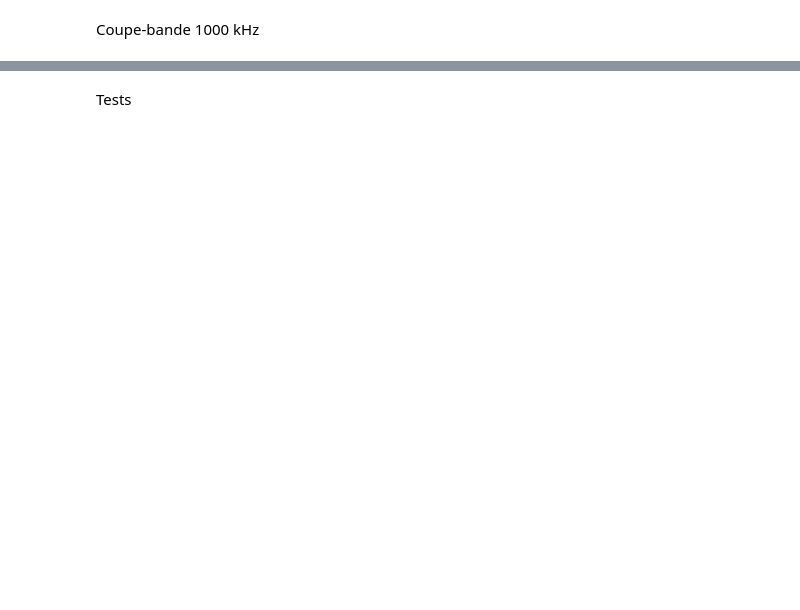
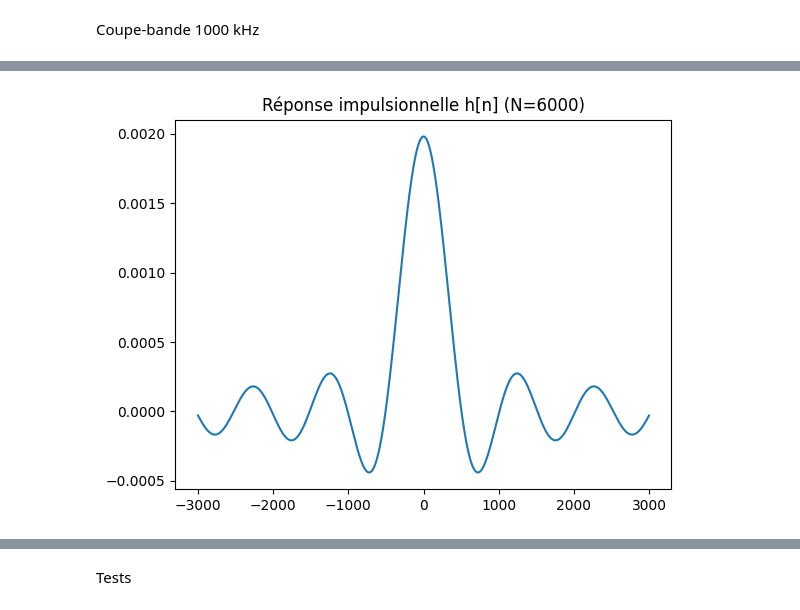
Before and after one commit to jactymilena/APP3_S5, a Jupyter notebook: problematique.ipynb, the cells around one changed output, grey strips where cells are left out. Cells and saved outputs as stored; diff of their text form; code cells hidden in the pictures; blank space fills up the shorter version.

```diff
--- a/problematique.ipynb
+++ b/problematique.ipynb
@@ -232,35 +170,38 @@ plt.show()
 # %%
 N = 6000
-fc = 1040
+fc_0 = 1000
+fc_1 = 40
 fe = samplerate
 
 n = np.arange(0 - (N / 2), (N / 2))
-m = N * (fc / fe)
-k = 2 * m + 1
+m = (N * fc_1) / fe
+k = (2 * m) + 1
 
-# Reponse impulsionnelle du filtre passe-bas
+# Normalisation des fréquences
+w_0 = (2 * np.pi * fc_0) / fe
+w_1 = (2 * np.pi * fc_1) / fe
+
+# Réponse impulsionnelle du filtre passe-bas
 h_lp = [1 / N * (np.sin(math.pi * n[i] * k / N) / np.sin(math.pi * n[i] / N)) if n[i] != 0 else k/N for i in range(N)]
 h_lp_ham = np.hamming(N) * h_lp
+# ***faut faire le fenetrage sur le signal d'origine***
 
-padding = 40000
-h_zpad = np.append(h_lp, np.zeros(padding))
-hfft = np.fft.fft(h_zpad)
+# padding = 40000
+# h_zpad = np.append(h_lp, np.zeros(padding))
+# hfft = np.fft.fft(h_zpad)
 
 hfft_lp = np.fft.fft(h_lp)
 h_db = 20 * np.log10(np.abs(hfft_lp))
 w = [(i * 2 * math.pi) / (len(hfft_lp)) for i in range(len(hfft_lp))]
 
+# Representation
+plt.title(f"Réponse impulsionnelle h[n] (N={N})")
+plt.plot(n, h_lp)
+plt.show()
 
-# Representation
-# plt.title(f"Réponse impulsionnelle h[n] (N={N})")
-# plt.stem(n, h_lp)
+# plt.title(f"Amplitude (N={N})")
+# plt.xlim(0, math.pi)
+# plt.plot(w, h_db)
 # plt.show()
-
-# plt.title(f"Réponse impulsionnelle h_ham[n] (N={N})")
-# plt.stem(n, h_lp_ham)
-# plt.show()
-
-plt.title(f"Amplitude (N={N})")
-# plt.xlim(0, math.pi)
-plt.plot(w, h_db)
-plt.show()
+# %% [output]
+[figure, added]
```
Also changed, not shown: parts of 13 cells of this notebook.
